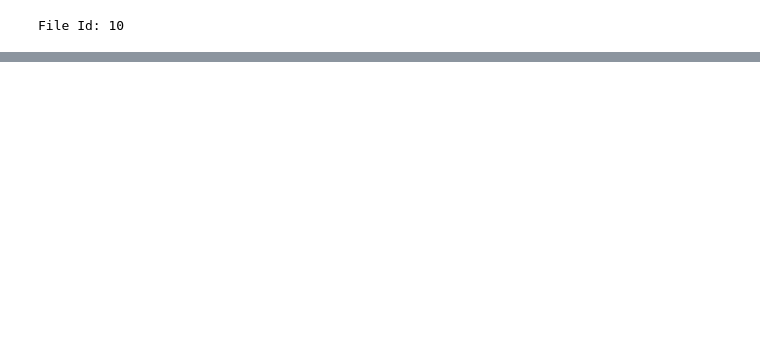
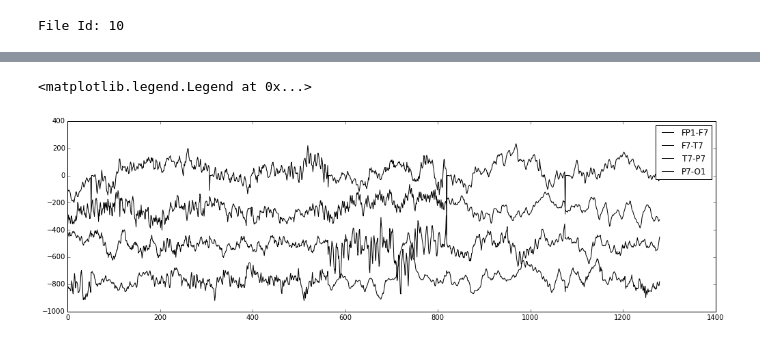
Before and after one commit to UC89/quantitativeEEG, a Jupyter notebook: edfReader.ipynb, the cells around one changed output, grey strips where cells are left out. Cells and saved outputs as stored; diff of their text form; code cells hidden in the pictures; blank space fills up the shorter version.

```diff
--- a/edfReader.ipynb
+++ b/edfReader.ipynb
@@ -306,0 +300,11 @@ plt.plot(edfFile1.sampleDataList2)
+# %%
+plt.figure(figsize=(17, 5))
+plt.plot(edfFile1.sampleDataList,color='black',label=edfFile1.channelObjects[0].returnLabel())
+plt.plot(edfFile1.sampleDataList2,color='black',label=edfFile1.channelObjects[1].returnLabel())
+plt.plot(edfFile1.sampleDataList3,color='black',label=edfFile1.channelObjects[2].returnLabel())
+plt.plot(edfFile1.sampleDataList4,color='black',label=edfFile1.channelObjects[3].returnLabel())
+#plt.plot(edfFile1.sampleDataList5,label=edfFile1.channelObjects[4].returnLabel())
+plt.legend()
+# %% [output]
+<matplotlib.legend.Legend at 0x...>
+[figure, added]
```
Also changed, not shown: parts of 6 cells of this notebook.
